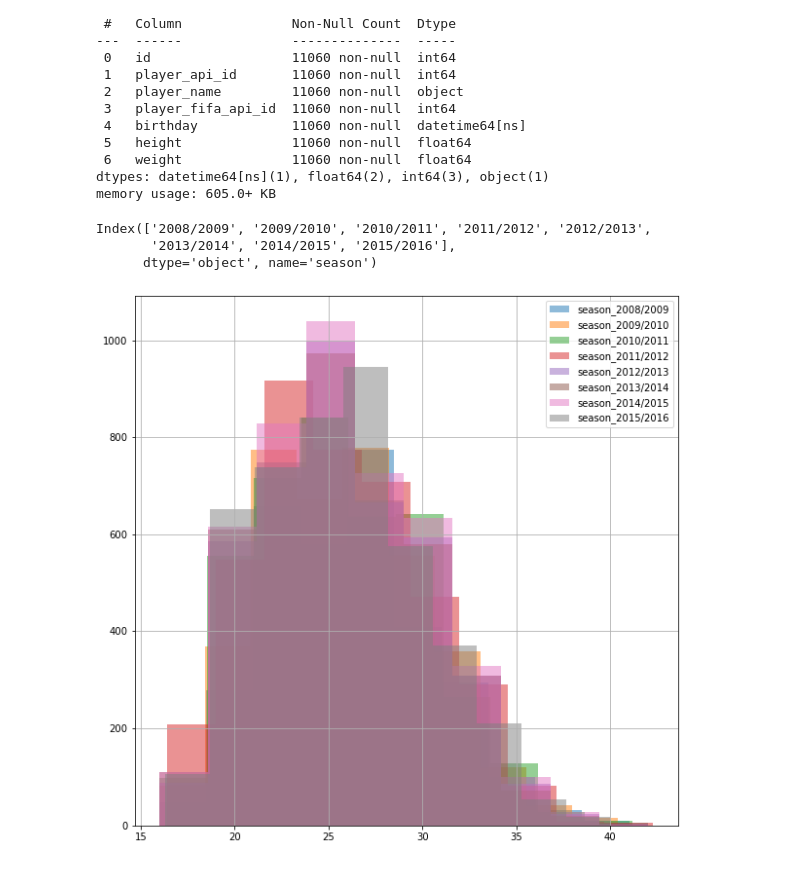
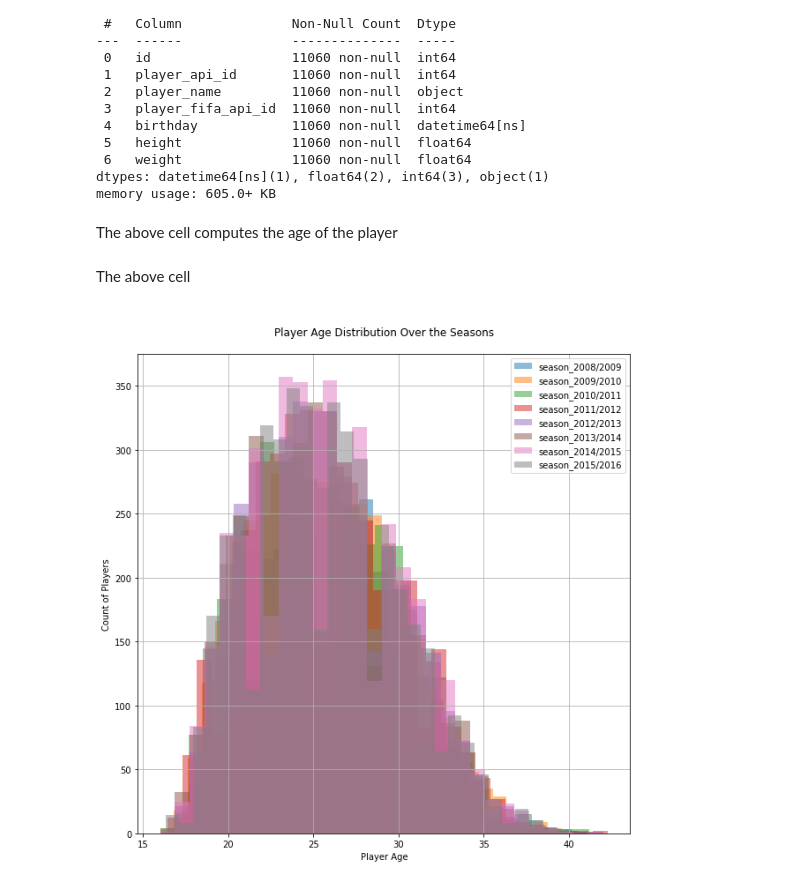
Before and after one commit to Wishbert/Investigating-Soccer-Dataset, a Jupyter notebook: Soccer Database draft.ipynb, the cells around one changed output. Drawn from its saved outputs; the diff is of its cells as text; code cells hidden in the pictures.

Commit message:
This commits the clean age distribution exploration

```diff
--- a/Soccer Database draft.ipynb
+++ b/Soccer Database draft.ipynb
@@ -948,6 +946,6 @@ def stack_player_ids(df, match_time_features, player_ids):
     for player_id in player_ids:
         to_concat.append(df[match_time_features+[player_id]].rename(columns={player_id:'player_api_id'}))
 
-    return pd.concat(to_concat)
+    return pd.concat(to_concat, ignore_index=True)
 # %%
 players_in_season = stack_player_ids(match_players, match_time_features,player_ids)
@@ -1000,18 +1009,19 @@ memory usage: 605.0+ KB
 players_per_season = players.merge(players_in_season, on='player_api_id')
 # %%
 players_per_season['player_age'] = ((players_per_season.date-players_per_season.birthday)/np.timedelta64(1, 'Y')).astype(int)
+# %% [markdown]
+The above cell computes the age of the player
 # %%
 age_distribution_per_seaon = players_per_season.groupby(['season','player_api_id']).mean()
-# %%
-age_distribution_per_seaon.index.levels[0]
-# %% [output]
-Index(['2008/2009', '2009/2010', '2010/2011', '2011/2012', '2012/2013',
-       '2013/2014', '2014/2015', '2015/2016'],
-      dtype='object', name='season')
+# %% [markdown]
+The above cell
 # %%
 for season in age_distribution_per_seaon.index.levels[0]:
-    age_distribution_per_seaon.loc[season].player_age.hist(alpha=0.5, figsize=(10,10), label=f'season_{season}')
+    age_distribution_per_seaon.loc[season].player_age.hist(alpha=0.5, figsize=(10,10), label=f'season_{season}', bins=30)
 
-    plt.legend()
+plt.title('\nPlayer Age Distribution Over the Seasons\n')
+plt.xlabel('Player Age')
+plt.ylabel('Count of Players')
+plt.legend();
 # %% [output]
-[figure, old version]
+[figure, new version]
```
Also changed, not shown: parts of 17 cells of this notebook.
